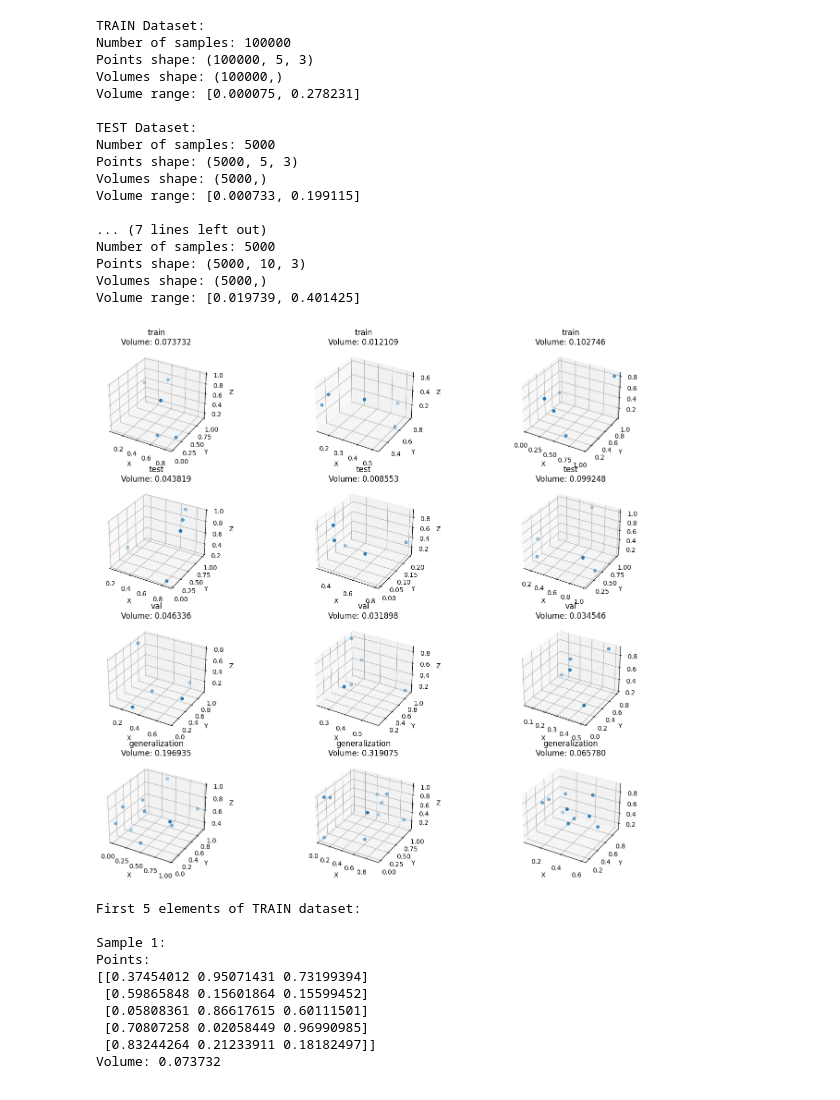
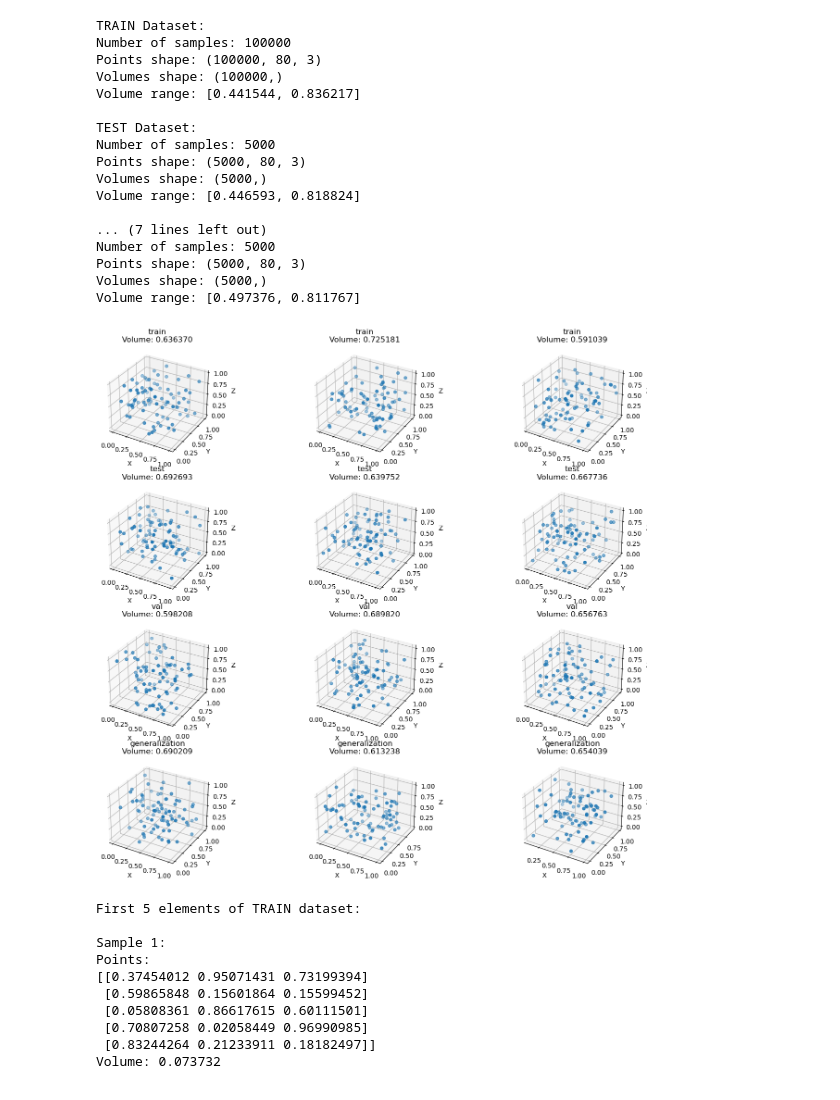
Before and after one commit to Ajay-M-create/GATr-experiments, a Jupyter notebook: ajay-debug.ipynb, the cells around one changed output. Cells and saved outputs as stored; diff of their text form; code cells hidden in the pictures.

Commit message:
adding experiments with more points

```diff
--- a/ajay-debug.ipynb
+++ b/ajay-debug.ipynb
@@ -5,7 +5,7 @@ from pathlib import Path
 from mpl_toolkits.mplot3d import Axes3D
 
 # Set the data directory
-data_dir = Path("/storage_bizon/sabrant_rocket_2tb/ajay/repositories/ajay_code/geometric-algebra-transformer/tmp/gatr-experiments/data/volume")
+data_dir = Path("/home/ajay/GATr-experiments/tmp/gatr-experiments/data/volume_80")
 
 # Function to plot points and convex hull
 def plot_points(points, ax, title):
@@ -26,40 +26,40 @@ for name in ['train', 'test', 'val', 'generalization']:
     print(f"\n{name.upper()} Dataset:")
     print(f"Number of samples: {len(data['points'])}")
     print(f"Points shape: {data['points'].shape}")
     print(f"Volumes shape: {data['volumes'].shape}")
     print(f"Volume range: [{data['volumes'].min():.6f}, {data['volumes'].max():.6f}]")
 
 # Visualize first few examples from each dataset
 fig = plt.figure(figsize=(15, 12))
 
 for i, (name, data) in enumerate(datasets.items()):
     for j in range(3):  # Plot first 3 examples
         ax = fig.add_subplot(4, 3, i*3 + j + 1, projection='3d')
         points = data['points'][j]
         volume = data['volumes'][j]
         plot_points(points, ax, f"{name}\nVolume: {volume:.6f}")
 
 plt.tight_layout()
 plt.show()
 # %% [output]
 TRAIN Dataset:
 Number of samples: 100000
-Points shape: (100000, 5, 3)
+Points shape: (100000, 80, 3)
 Volumes shape: (100000,)
-Volume range: [0.000075, 0.278231]
+Volume range: [0.441544, 0.836217]
 
 TEST Dataset:
 Number of samples: 5000
-Points shape: (5000, 5, 3)
+Points shape: (5000, 80, 3)
 Volumes shape: (5000,)
-Volume range: [0.000733, 0.199115]
+Volume range: [0.446593, 0.818824]
 
 ... (7 lines left out)
 Number of samples: 5000
-Points shape: (5000, 10, 3)
+Points shape: (5000, 80, 3)
 Volumes shape: (5000,)
-Volume range: [0.019739, 0.401425]
+Volume range: [0.497376, 0.811767]
-[figure, old version]
+[figure, new version]
 # %%
 # Print first 5 elements of the train dataset
 print("\nFirst 5 elements of TRAIN dataset:")
```
Also changed, not shown: 57 other files.
